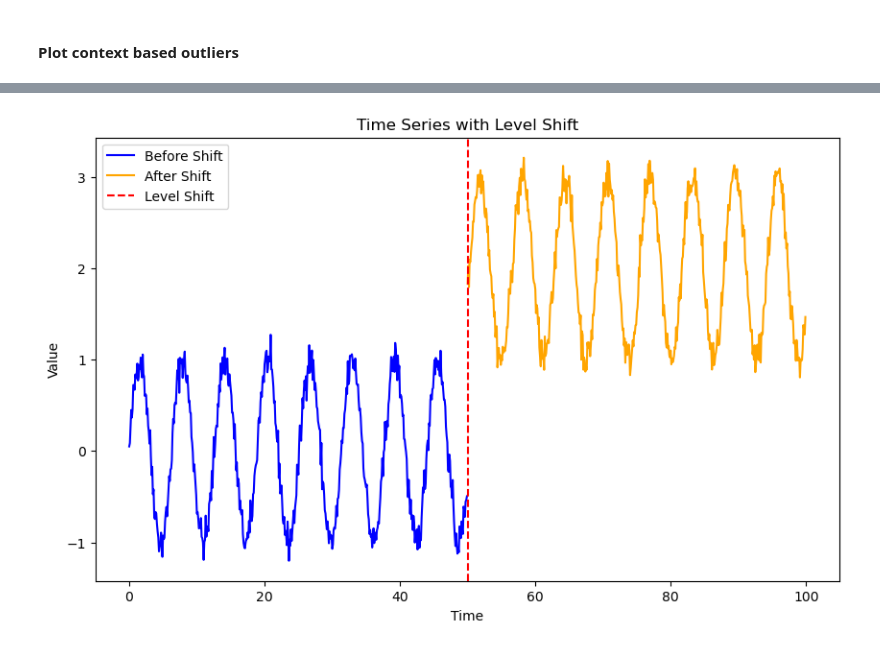
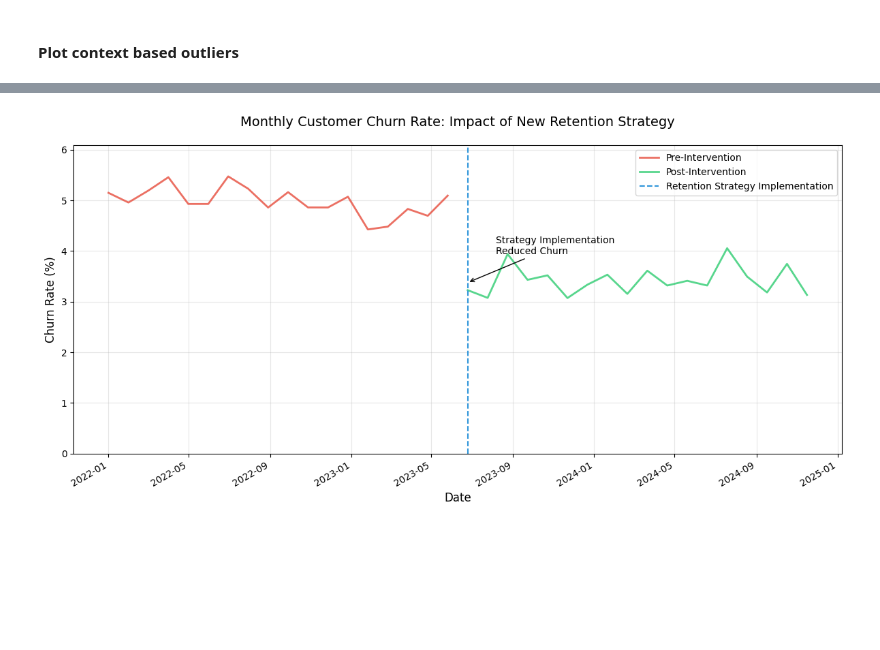
Before and after one commit to anishiisc/Anomaly-Detection, a Jupyter notebook: Introduction_to_Anomaly_Detection.ipynb, the cells around one changed output, grey strips where cells are left out. Saved outputs shown, nothing was run; the diff lists cells and outputs as text; code cells hidden in the pictures; blank space fills up the shorter version.

```diff
--- a/Introduction_to_Anomaly_Detection.ipynb
+++ b/Introduction_to_Anomaly_Detection.ipynb
@@ -517,29 +738,84 @@ plt.show()
 # %%
 import numpy as np
 import matplotlib.pyplot as plt
+from datetime import datetime, timedelta
 
-# Generate synthetic time-series data with a level shift
+# Set random seed for reproducibility
 np.random.seed(42)
-time = np.arange(0, 100, 0.1)
 
-# First part of the time series (normal level)
-data_before_shift = np.sin(time[:500]) + np.random.normal(0, 0.1, len(time[:500]))
+# Generate monthly data points (36 months)
+months = np.arange(0, 36, 1)
 
-# Second part of the time series (shifted level)
-data_after_shift = np.sin(time[500:]) + 2 + np.random.normal(0, 0.1, len(time[500:]))
+# Parameters
+base_churn_rate = 5.0     # Initial 5% monthly churn rate
+noise_level = 0.3         # Random variation in churn
+intervention_impact = -1.5 # 1.5% reduction in churn after intervention
+intervention_point = 18    # Intervention at month 18
 
-# Combine the two parts to create a full time-series with a level shift
-data = np.concatenate([data_before_shift, data_after_shift])
+# Generate churn data before intervention
+churn_before = (
+    base_churn_rate +
+    np.random.normal(0, noise_level, len(months[:intervention_point]))
+)
 
-# Plot the time-series with different colors for before and after the level shift
-plt.figure(figsize=(10, 6))
-plt.plot(time[:500], data_before_shift, label='Before Shift', color='blue')
-plt.plot(time[500:], data_after_shift, label='After Shift', color='orange')
-plt.axvline(x=time[500], color='red', linestyle='--', label='Level Shift')
-plt.title('Time Series with Level Shift')
-plt.xlabel('Time')
-plt.ylabel('Value')
-plt.legend()
+# Generate churn data after intervention
+churn_after = (
+    base_churn_rate +
+    intervention_impact +  # Level shift due to intervention
+    np.random.normal(0, noise_level, len(months[intervention_point:]))
+)
+
+# Combine the data series
+total_churn = np.concatenate([churn_before, churn_after])
+
+# Create date range for x-axis - Fix: Convert numpy.int64 to int
+start_date = datetime(2022, 1, 1)
+dates = [start_date + timedelta(days=int(x*30)) for x in months]
+
+# Plotting
+plt.figure(figsize=(12, 6))
+
+# Plot churn data
+plt.plot(dates[:intervention_point], churn_before,
+         label='Pre-Intervention', color='#E74C3C', alpha=0.8, linewidth=2)
+plt.plot(dates[intervention_point:], churn_after,
+         label='Post-Intervention', color='#2ECC71', alpha=0.8, linewidth=2)
+
+# Add vertical line for intervention
+intervention_date = dates[intervention_point]
+plt.axvline(x=intervention_date, color='#3498DB', linestyle='--',
+            label='Retention Strategy Implementation')
+
+# Customize the plot
+plt.title('Monthly Customer Churn Rate: Impact of New Retention Strategy',
+          fontsize=14, pad=20)
+plt.xlabel('Date', fontsize=12)
+plt.ylabel('Churn Rate (%)', fontsize=12)
+plt.legend(fontsize=10)
+plt.grid(True, alpha=0.3)
+
+# Format axes
+plt.gcf().autofmt_xdate()
+y_min, y_max = plt.ylim()
+plt.ylim(0, y_max + 0.5)
+
+# Add annotation
+plt.annotate('Strategy Implementation\nReduced Churn',
+            xy=(intervention_date, np.mean(churn_after[:6])),
+            xytext=(30, 30), textcoords='offset points',
+            arrowprops=dict(arrowstyle='->'), fontsize=10)
+
+plt.tight_layout()
 plt.show()
+
+# Calculate key metrics
+pre_intervention_avg = np.mean(churn_before)
+post_intervention_avg = np.mean(churn_after)
+churn_reduction = pre_intervention_avg - post_intervention_avg
+
+print(f"\nBusiness Impact Analysis:")
+print(f"Average Churn Rate Before Intervention: {pre_intervention_avg:.2f}%")
+print(f"Average Churn Rate After Intervention: {post_intervention_avg:.2f}%")
+print(f"Absolute Churn Rate Reduction: {churn_reduction:.2f}%")
 # %% [output]
-[figure, old version]
+[figure, new version]
```
Also changed, not shown: parts of 61 cells of this notebook.
